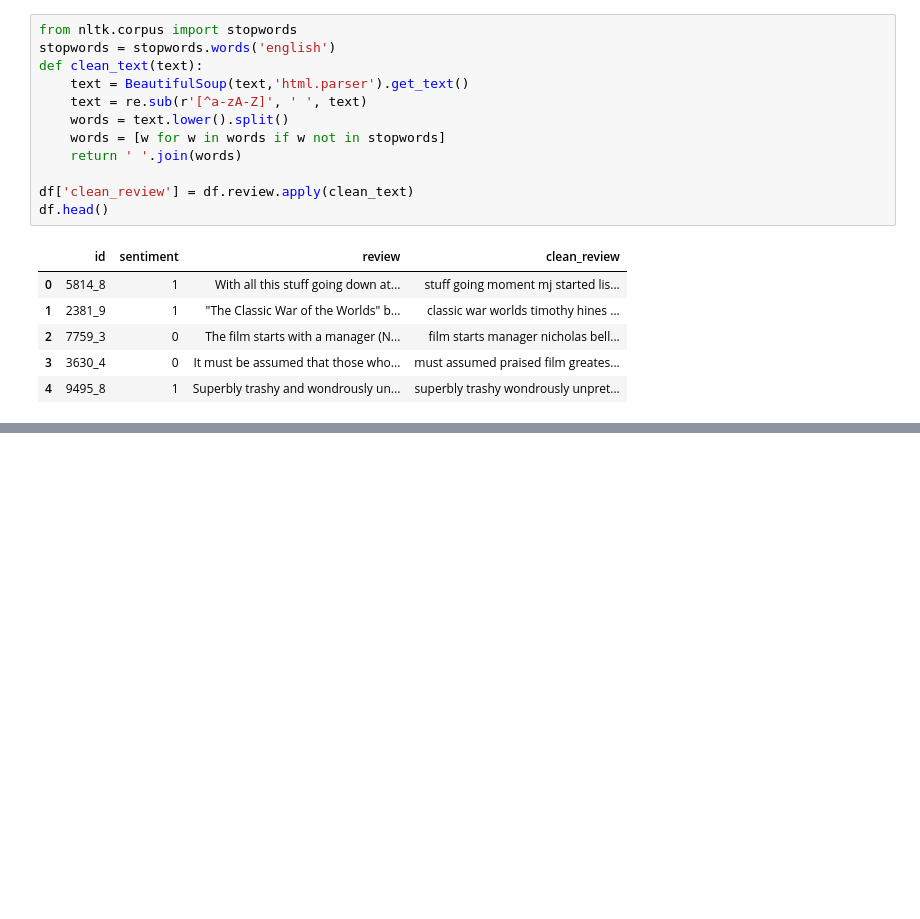
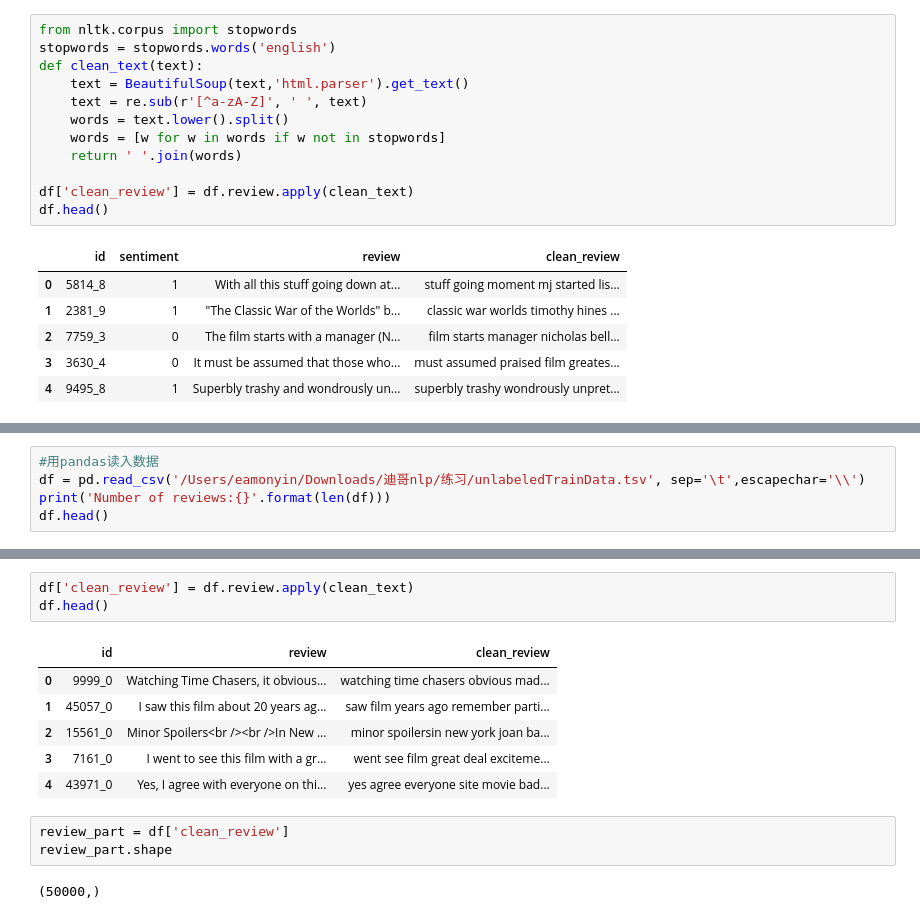
Before and after one commit to EamonYin/NLPExercises, a Jupyter notebook: d9_nlp.ipynb, the cells around one changed output, grey strips where cells are left out. Saved outputs shown, nothing was run; the diff lists cells and outputs as text; blank space fills up the shorter version.

```diff
--- a/d9_nlp.ipynb
+++ b/d9_nlp.ipynb
@@ -112,0 +189,5 @@ df.head()
+# %%
+#用pandas读入数据
+df = pd.read_csv('/Users/eamonyin/Downloads/迪哥nlp/练习/unlabeledTrainData.tsv', sep='\t',escapechar='\\')
+print('Number of reviews:{}'.format(len(df)))
+df.head()
@@ -112,0 +202,15 @@ df.head()
+# %%
+df['clean_review'] = df.review.apply(clean_text)
+df.head()
+# %% [output]
+|  | id | review | clean_review |
+| 0 | 9999_0 | Watching Time Chasers, it obvious... | watching time chasers obvious mad... |
+| 1 | 45057_0 | I saw this film about 20 years ag... | saw film years ago remember parti... |
+| 2 | 15561_0 | Minor Spoilers<br /><br />In New ... | minor spoilersin new york joan ba... |
+| 3 | 7161_0 | I went to see this film with a gr... | went see film great deal exciteme... |
+| 4 | 43971_0 | Yes, I agree with everyone on thi... | yes agree everyone site movie bad... |
+# %%
+review_part = df['clean_review']
+review_part.shape
+# %% [output]
+(50000,)
```
Also changed, not shown: parts of 15 cells of this notebook.
